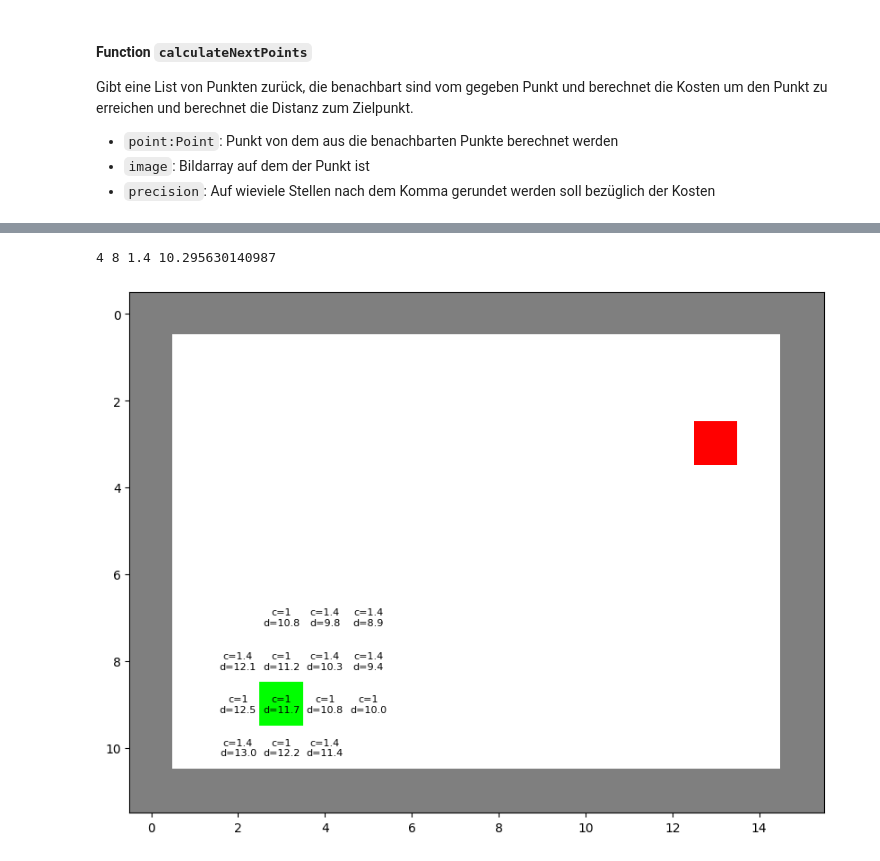
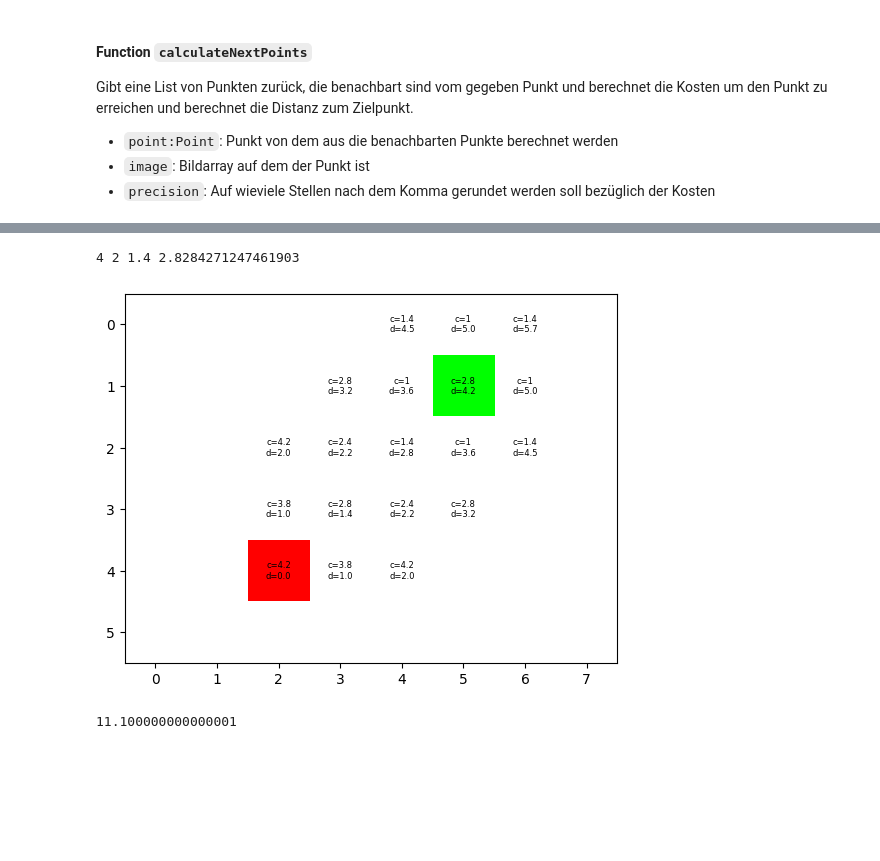
Before and after one commit to lukzimmermann/Algorithms, a Jupyter notebook: SearchBase/SearchBase.ipynb, the cells around one changed output, grey strips where cells are left out. Cells and saved outputs as stored; diff of their text form; code cells hidden in the pictures; blank space fills up the shorter version.

```diff
--- a/SearchBase/SearchBase.ipynb
+++ b/SearchBase/SearchBase.ipynb
@@ -3,6 +3,6 @@ import matplotlib.pyplot as plt
 import numpy as np
 from PIL import Image
 # %%
-img = np.asarray(Image.open('pic2.png'))
+img = np.asarray(Image.open('pic3.png'))
 imgplot = plt.imshow(img)
 # %% [output]
@@ -106,25 +106,25 @@ def calculateNextPoints(point:Point, image, pointList:list[Point]=[], precision=
     nextPoints = getNextPoints(point, image)
 
 
-    for point in nextPoints:
+    for p in nextPoints:
         cost = 0.0
-        if point.x != startPoint.x and point.y != startPoint.y:
+        if p.x != point.x and p.y != point.y:
             cost = round(distanceDiagonal,precision)
         else:
             cost = distance
 
-        distanceToTarget = getDistance(point, endPoint)
+        distanceToTarget = getDistance(p, endPoint)
 
-        if not isPointInList(point, pointList):
-            cost += point.cost
-            pointList.append(Point(point.x, point.y, cost, True, distanceToTarget))
+        if not isPointInList(p, pointList):
+            pointList.append(Point(p.x, p.y, cost+point.cost, True, distanceToTarget))
+
 
     return pointList
 # %%
 def plotImage(image, points):
     for point in points:
         label = f'c={round(point.cost,1)}\nd={round(point.distanceToTarget,1)}'
-        plt.text(point.x, point.y, label, ha='center',va='center',fontsize=8)
+        plt.text(point.x, point.y, label, ha='center',va='center',fontsize=6)
     plt.imshow(image)
 # %%
 plotImage(img, calculateNextPoints(startPoint, img))
@@ -145,13 +145,25 @@ nextPoints = calculateNextPoints(startPoint, img)
 bestPoint = getClosestPointToTarget(nextPoints)
 print(bestPoint.x, bestPoint.y, bestPoint.cost, bestPoint.distanceToTarget)
 # %% [output]
-4 8 1.4 10.295630140987
+4 2 1.4 2.8284271247461903
 # %%
 nextPoints = calculateNextPoints(startPoint, img)
 
 
 point = getClosestPointToTarget(nextPoints)
 nextPoints = calculateNextPoints(point, img, nextPoints)
+point = getClosestPointToTarget(nextPoints)
+nextPoints = calculateNextPoints(point, img, nextPoints)
+
+
+
+
+
+
 plotImage(img, nextPoints)
 # %% [output]
-[figure, old version]
+[figure, new version]
+# %%
+print(3.7*3)
+# %% [output]
+11.100000000000001
```
Also changed, not shown: parts of 2 cells of this notebook, 1 other file.
